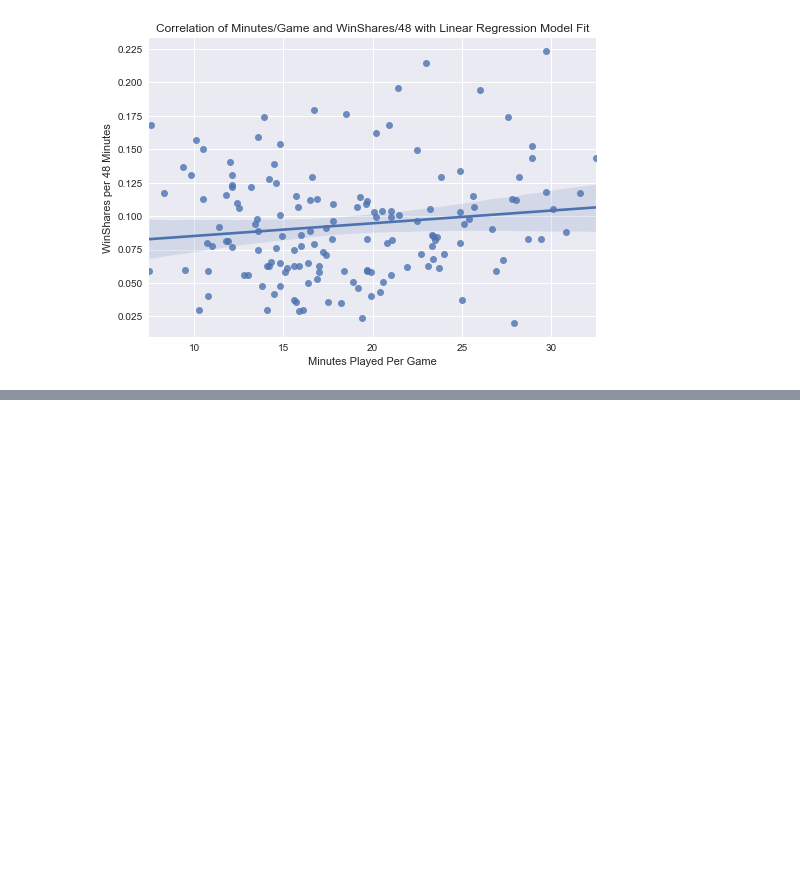
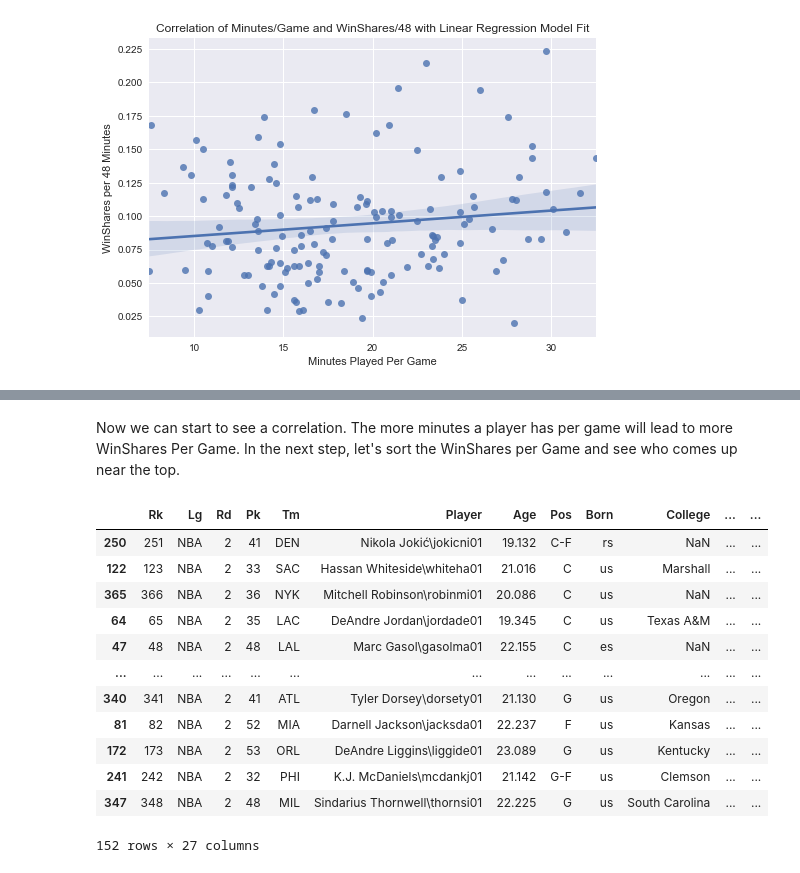
Before and after one commit to rickeydidio/NBA2ndRoundPicks, a Jupyter notebook: draft.ipynb, the cells around one changed output, grey strips where cells are left out. Drawn from its saved outputs; the diff is of its cells as text; code cells hidden in the pictures; blank space fills up the shorter version.

```diff
--- a/draft.ipynb
+++ b/draft.ipynb
@@ -146,0 +175,18 @@ correlation.set(xlabel='Minutes Played Per Game',
+# %% [markdown]
+Now we can start to see a correlation. The more minutes a player has per game will lead to more WinShares Per Game. In the next step, let's sort the WinShares per Game and see who comes up near the top.
+# %%
+win_shares.sort_values('WS Per Game', ascending=False)
+# %% [output]
+|  | Rk | Lg | Rd | Pk | Tm | Player | Age | Pos | Born | College | ... | ... |
+| 250 | 251 | NBA | 2 | 41 | DEN | Nikola Jokić\jokicni01 | 19.132 | C-F | rs | NaN | ... | ... |
+| 122 | 123 | NBA | 2 | 33 | SAC | Hassan Whiteside\whiteha01 | 21.016 | C | us | Marshall | ... | ... |
+| 365 | 366 | NBA | 2 | 36 | NYK | Mitchell Robinson\robinmi01 | 20.086 | C | us | NaN | ... | ... |
+| 64 | 65 | NBA | 2 | 35 | LAC | DeAndre Jordan\jordade01 | 19.345 | C | us | Texas A&M | ... | ... |
+| 47 | 48 | NBA | 2 | 48 | LAL | Marc Gasol\gasolma01 | 22.155 | C | es | NaN | ... | ... |
+| ... | ... | ... | ... | ... | ... | ... | ... | ... | ... | ... | ... | ... |
+| 340 | 341 | NBA | 2 | 41 | ATL | Tyler Dorsey\dorsety01 | 21.130 | G | us | Oregon | ... | ... |
+| 81 | 82 | NBA | 2 | 52 | MIA | Darnell Jackson\jacksda01 | 22.237 | F | us | Kansas | ... | ... |
+| 172 | 173 | NBA | 2 | 53 | ORL | DeAndre Liggins\liggide01 | 23.089 | G | us | Kentucky | ... | ... |
+| 241 | 242 | NBA | 2 | 32 | PHI | K.J. McDaniels\mcdankj01 | 21.142 | G-F | us | Clemson | ... | ... |
+| 347 | 348 | NBA | 2 | 48 | MIL | Sindarius Thornwell\thornsi01 | 22.225 | G | us | South Carolina | ... | ... |
+152 rows × 27 columns
```
Also changed, not shown: parts of 11 cells of this notebook.
